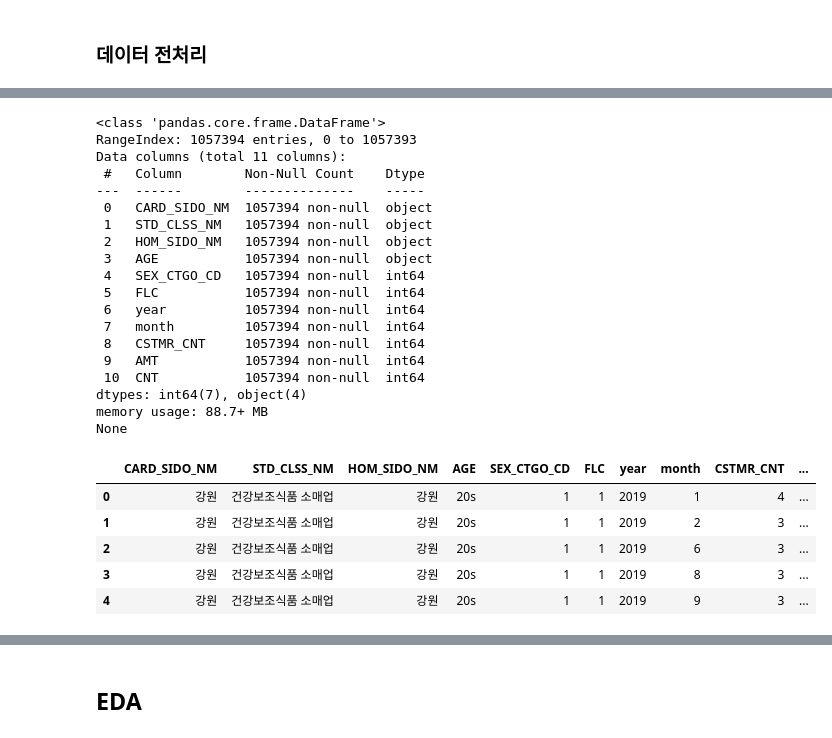
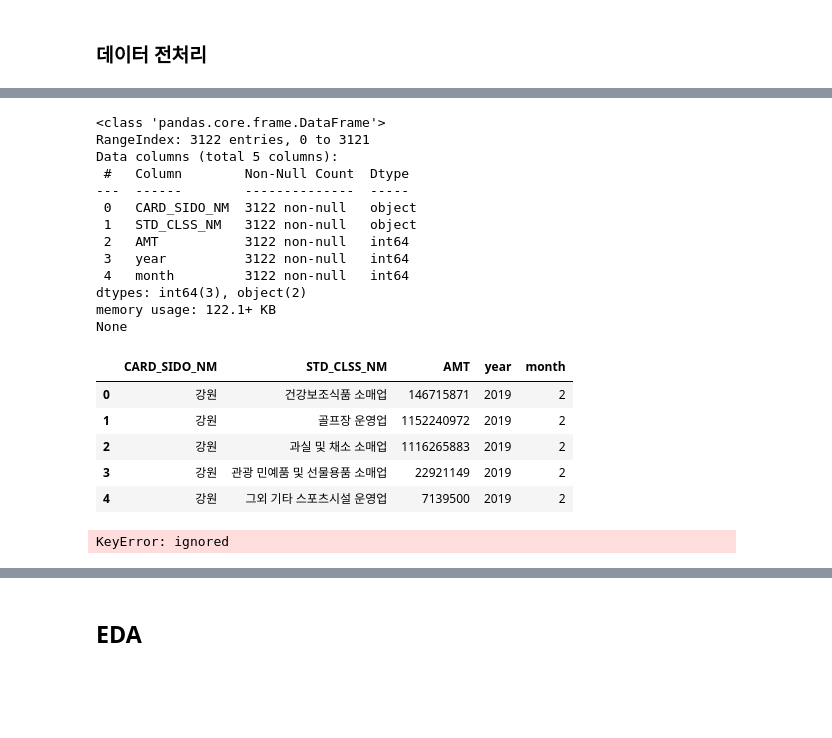
Before and after one commit to kim-bo-saeng/dacon_jeju, a Jupyter notebook: jeju_data_analysis.ipynb, the cells around one changed output, grey strips where cells are left out. Saved outputs shown, nothing was run; the diff lists cells and outputs as text; code cells hidden in the pictures; blank space fills up the shorter version.

```diff
--- a/jeju_data_analysis.ipynb
+++ b/jeju_data_analysis.ipynb
@@ -70,0 +77,7 @@ row_data.tail()
+# %%
+# 2019년 1월/2월/3월/4월 + 2020년 1월/2월/3월 에서  REG_YYMM / CARD_SIDO_NM / STD_CLSS_NM / AMT 만뽑은 데이터
+data1901234_20123 = row_data[(row_data['REG_YYMM'] == 201901) | (row_data['REG_YYMM'] == 201902) | (row_data['REG_YYMM'] == 201903) | (row_data['REG_YYMM'] == 201904) |
+                             (row_data['REG_YYMM'] == 202001) | (row_data['REG_YYMM'] == 202002) | (row_data['REG_YYMM'] == 202003)
+                            ]
+data1901234_20123 = pd.DataFrame(data1901234_20123.groupby(['REG_YYMM', 'CARD_SIDO_NM','STD_CLSS_NM'])['AMT'].sum()).reset_index()
+data1901234_20123
@@ -70,0 +98,7 @@ row_data.tail()
+# %%
+# 2019년 2월/3월/4월 + 2020년 2월/3월 에서  REG_YYMM / CARD_SIDO_NM / STD_CLSS_NM / AMT 만뽑은 데이터
+data190234_2023 = row_data[(row_data['REG_YYMM'] == 201902) | (row_data['REG_YYMM'] == 201903) | (row_data['REG_YYMM'] == 201904) |
+                             (row_data['REG_YYMM'] == 202002) | (row_data['REG_YYMM'] == 202003)
+                            ]
+data190234_2023 = pd.DataFrame(data1901234_20123.groupby(['REG_YYMM', 'CARD_SIDO_NM','STD_CLSS_NM'])['AMT'].sum()).reset_index()
+data190234_2023
@@ -86,7 +154,7 @@ def grap_month(data):
   return int(data[4:])
 # %%
 # 날짜 처리
-data = row_data.copy()
+data = data190234_2023.copy()
 data = data.fillna('')
 data['year'] = data['REG_YYMM'].apply(lambda x : grap_year(x))
 data['month'] = data['REG_YYMM'].apply(lambda x : grap_month(x))
@@ -104,39 +172,33 @@ data.tail()
 # %%
 # 데이터 정제
 df = data.copy()
-df = df.drop(['CARD_CCG_NM', 'HOM_CCG_NM'], axis = 1)
+#df = df.drop(['CARD_CCG_NM', 'HOM_CCG_NM'], axis = 1)
 
-columns = ['CARD_SIDO_NM', 'STD_CLSS_NM', 'HOM_SIDO_NM',	'AGE',	'SEX_CTGO_CD',	'FLC', 'year',	'month']
-df = df.groupby(columns).sum().reset_index(drop=False)
+#columns = ['CARD_SIDO_NM', 'STD_CLSS_NM', 'HOM_SIDO_NM',	'AGE',	'SEX_CTGO_CD',	'FLC', 'year',	'month']
+#df = df.groupby(columns).sum().reset_index(drop=False)
 
 print(df.info())
 df.head()
 # %% [output]
 <class 'pandas.core.frame.DataFrame'>
-RangeIndex: 1057394 entries, 0 to 1057393
-Data columns (total 11 columns):
- #   Column        Non-Null Count    Dtype
----  ------        --------------    -----
- 0   CARD_SIDO_NM  1057394 non-null  object
- 1   STD_CLSS_NM   1057394 non-null  object
- 2   HOM_SIDO_NM   1057394 non-null  object
- 3   AGE           1057394 non-null  object
- 4   SEX_CTGO_CD   1057394 non-null  int64
- 5   FLC           1057394 non-null  int64
- 6   year          1057394 non-null  int64
- 7   month         1057394 non-null  int64
- 8   CSTMR_CNT     1057394 non-null  int64
- 9   AMT           1057394 non-null  int64
- 10  CNT           1057394 non-null  int64
-dtypes: int64(7), object(4)
-memory usage: 88.7+ MB
+RangeIndex: 3122 entries, 0 to 3121
+Data columns (total 5 columns):
+ #   Column        Non-Null Count  Dtype
+---  ------        --------------  -----
+ 0   CARD_SIDO_NM  3122 non-null   object
+ 1   STD_CLSS_NM   3122 non-null   object
+ 2   AMT           3122 non-null   int64
+ 3   year          3122 non-null   int64
+ 4   month         3122 non-null   int64
+dtypes: int64(3), object(2)
+memory usage: 122.1+ KB
 None
-|  | CARD_SIDO_NM | STD_CLSS_NM | HOM_SIDO_NM | AGE | SEX_CTGO_CD | FLC | year | month | CSTMR_CNT | ... |
-| 0 | 강원 | 건강보조식품 소매업 | 강원 | 20s | 1 | 1 | 2019 | 1 | 4 | ... |
-| 1 | 강원 | 건강보조식품 소매업 | 강원 | 20s | 1 | 1 | 2019 | 2 | 3 | ... |
-| 2 | 강원 | 건강보조식품 소매업 | 강원 | 20s | 1 | 1 | 2019 | 6 | 3 | ... |
-| 3 | 강원 | 건강보조식품 소매업 | 강원 | 20s | 1 | 1 | 2019 | 8 | 3 | ... |
-| 4 | 강원 | 건강보조식품 소매업 | 강원 | 20s | 1 | 1 | 2019 | 9 | 3 | ... |
+|  | CARD_SIDO_NM | STD_CLSS_NM | AMT | year | month |
+| 0 | 강원 | 건강보조식품 소매업 | 146715871 | 2019 | 2 |
+| 1 | 강원 | 골프장 운영업 | 1152240972 | 2019 | 2 |
+| 2 | 강원 | 과실 및 채소 소매업 | 1116265883 | 2019 | 2 |
+| 3 | 강원 | 관광 민예품 및 선물용품 소매업 | 22921149 | 2019 | 2 |
+| 4 | 강원 | 그외 기타 스포츠시설 운영업 | 7139500 | 2019 | 2 |
 # %%
 # 결제고객수와 결제건수의 차이를 비교한 컬럼을 생성
 
@@ -149,6 +211,8 @@ None
 df.loc[df['CARD_SIDO_NM'] == df['HOM_SIDO_NM'], 'MY_HOME'] = 1
 df.loc[df['CARD_SIDO_NM'] != df['HOM_SIDO_NM'], 'MY_HOME'] = 0
 df['MY_HOME'] = df['MY_HOME'].astype(int)
+# %% [output]
+KeyError: ignored
 # %%
 # 인코딩
 dtypes = df.dtypes
```
Also changed, not shown: parts of 22 cells of this notebook.
